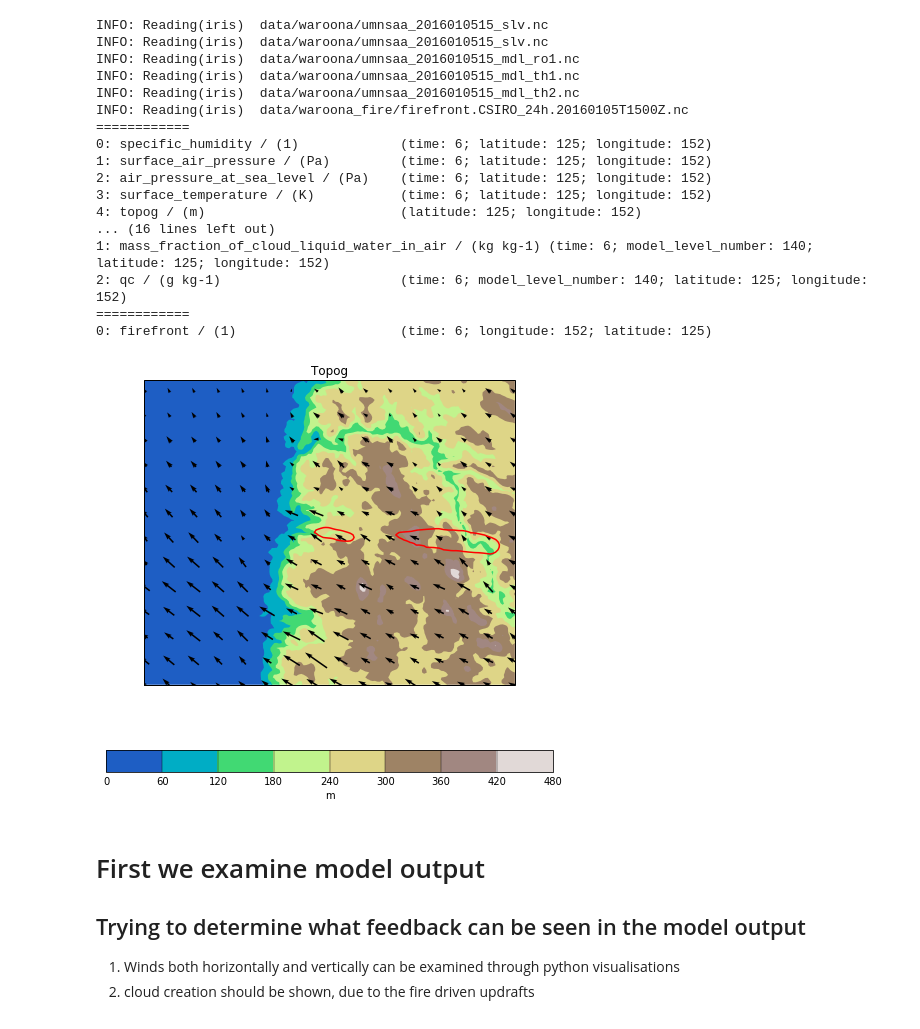
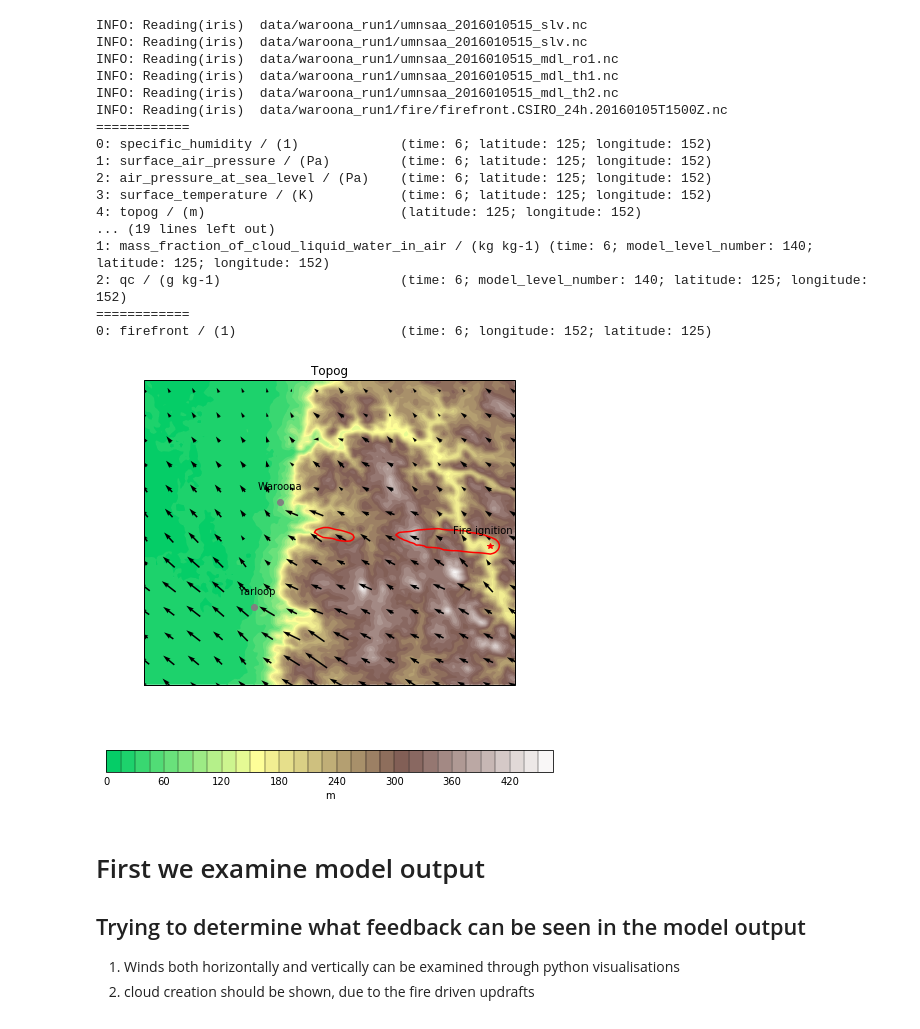
Before and after one commit to jibbals/accessfires, a Jupyter notebook: project_outline.ipynb, the cells around one changed output. Cells and saved outputs as stored; diff of their text form; code cells hidden in the pictures.

```diff
--- a/project_outline.ipynb
+++ b/project_outline.ipynb
@@ -61,7 +57,7 @@ um_dtimes = [datetime(2016,1,5,15) + timedelta(hours=x) for x in np.arange(24,dt
 ## READ WAROONA MODEL DATA INTO IRIS CUBES:
 ##
 extent = plotting._extents_['waroona']
-slv, ro1, th1, th2 = fio.read_waroona_iris(um_dtimes[0], extent=extent, add_winds=True, add_theta=True)
+slv, ro1, th1, th2 = fio.read_waroona(um_dtimes[0], extent=extent, add_winds=True, add_theta=True)
 
 ##
 ## READ FIREFRONT MODEL OUTPUT:
@@ -76,19 +72,19 @@ for cube in [slv,ro1,th1,th2]:
 print('============')
 print(ff)
 # %% [output]
-INFO: Reading(iris)  data/waroona/umnsaa_2016010515_slv.nc
-INFO: Reading(iris)  data/waroona/umnsaa_2016010515_slv.nc
-INFO: Reading(iris)  data/waroona/umnsaa_2016010515_mdl_ro1.nc
-INFO: Reading(iris)  data/waroona/umnsaa_2016010515_mdl_th1.nc
-INFO: Reading(iris)  data/waroona/umnsaa_2016010515_mdl_th2.nc
-INFO: Reading(iris)  data/waroona_fire/firefront.CSIRO_24h.20160105T1500Z.nc
+INFO: Reading(iris)  data/waroona_run1/umnsaa_2016010515_slv.nc
+INFO: Reading(iris)  data/waroona_run1/umnsaa_2016010515_slv.nc
+INFO: Reading(iris)  data/waroona_run1/umnsaa_2016010515_mdl_ro1.nc
+INFO: Reading(iris)  data/waroona_run1/umnsaa_2016010515_mdl_th1.nc
+INFO: Reading(iris)  data/waroona_run1/umnsaa_2016010515_mdl_th2.nc
+INFO: Reading(iris)  data/waroona_run1/fire/firefront.CSIRO_24h.20160105T1500Z.nc
 ============
 0: specific_humidity / (1)             (time: 6; latitude: 125; longitude: 152)
 1: surface_air_pressure / (Pa)         (time: 6; latitude: 125; longitude: 152)
 2: air_pressure_at_sea_level / (Pa)    (time: 6; latitude: 125; longitude: 152)
 3: surface_temperature / (K)           (time: 6; latitude: 125; longitude: 152)
 4: topog / (m)                         (latitude: 125; longitude: 152)
-... (16 lines left out)
+... (19 lines left out)
 1: mass_fraction_of_cloud_liquid_water_in_air / (kg kg-1) (time: 6; model_level_number: 140; latitude: 125; longitude: 152)
 2: qc / (g kg-1)                       (time: 6; model_level_number: 140; latitude: 125; longitude: 152)
 ============
@@ -96,26 +92,26 @@ INFO: Reading(iris)  data/waroona_fire/firefront.CSIRO_24h.20160105T1500Z.nc
 # %%
 # check the topography
 topog=slv.extract('topog')[0]
 plt.figure(figsize=[8,8])
-qplt.contourf(topog, cmap='terrain',vmin=-150) # set vmin so that blue range is around 0 or below
+qplt.contourf(topog, 40, cmap='terrain',vmin=-150) # set vmin so that blue range is around 0 or below
 
 # show wind direction quiver plot
 lat = topog.coord('latitude').points
 lon = topog.coord('longitude').points
 u,v = ro1[4][0,0].data, ro1[5][0,0].data
 skip=slice(None,None,10)
 plt.quiver(lon[skip],lat[skip],u[skip,skip],v[skip,skip], pivot='middle',scale=60)
 
 # show fire front
 plt.contour(lon,lat,np.transpose(ff[0][0].data), np.array([0]),colors='r')
 # this one only shows fire front after 2016010604ish when the fire starts
 
 # show towns...
-
+plotting.map_add_locations_extent('waroona')
 
 plt.show()
 # %% [output]
-[figure, old version]
+[figure, new version]
 # %% [markdown]
 # First we examine model output
 
```
Also changed, not shown: parts of 5 cells of this notebook, 1 other file.
